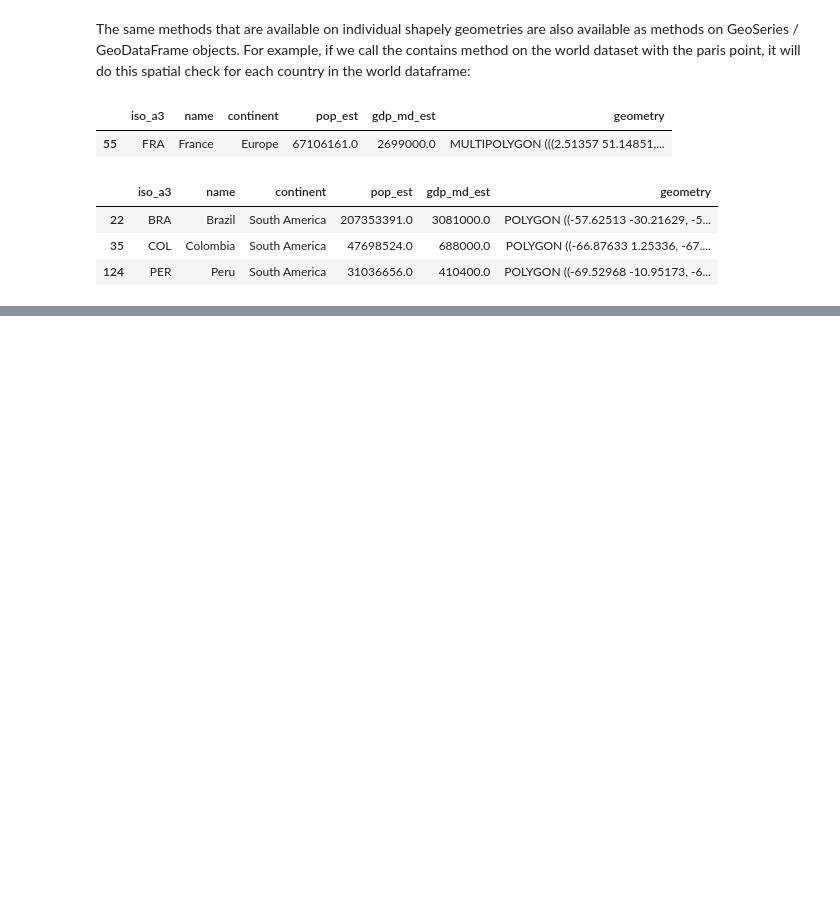
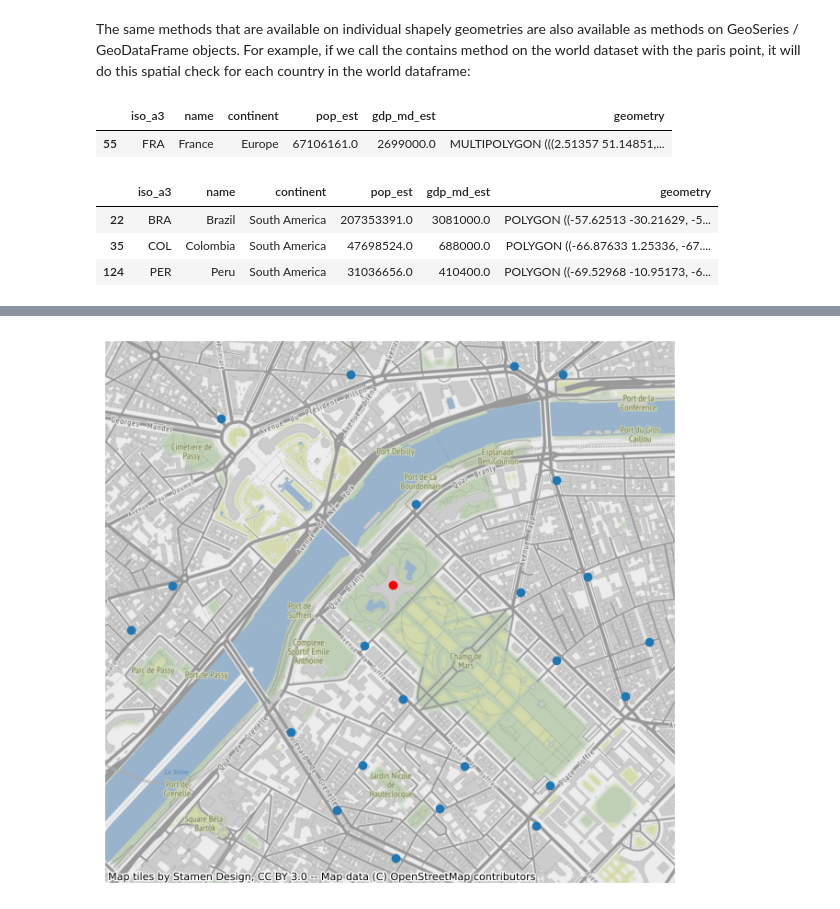
Before and after one commit to liljafreja/geopython, a Jupyter notebook: spatial_relationships_joins.ipynb, the cells around one changed output, grey strips where cells are left out. Cells and saved outputs as stored; diff of their text form; code cells hidden in the pictures; blank space fills up the shorter version.

```diff
--- a/spatial_relationships_joins.ipynb
+++ b/spatial_relationships_joins.ipynb
@@ -47,0 +50,7 @@ countries[countries.crosses(amazon)]  # or .intersects
+# %%
+districts = geopandas.read_file("data/paris_districts.geojson").to_crs(epsg=2154)
+stations = geopandas.read_file("data/paris_bike_stations.geojson").to_crs(epsg=2154)
+# %%
+from shapely.geometry import Point
+eiffel_tower = Point(648237.3, 6862271.9)
+print(eiffel_tower)
@@ -47,0 +99,4 @@ countries[countries.crosses(amazon)]  # or .intersects
+# %%
+# How far is the closest bike station?
+eiffel_tower_dist = stations.distance(eiffel_tower)
+eiffel_tower_dist.min()
@@ -47,0 +105,4 @@ countries[countries.crosses(amazon)]  # or .intersects
+# %%
+# Filter the bike stations closer than 1 km
+stations_eiffel = stations[eiffel_tower_dist < 1000]
+stations_eiffel
@@ -47,0 +127,12 @@ countries[countries.crosses(amazon)]  # or .intersects
+# %%
+# Make a plot of the close-by bike stations using matplotlib and contextily
+import matplotlib.pyplot as plt
+import contextily
+
+fig, ax = plt.subplots(figsize=(8, 8))
+stations_eiffel.to_crs(epsg=3857).plot(ax=ax)
+geopandas.GeoSeries([eiffel_tower], crs='EPSG:2154').to_crs(epsg=3857).plot(ax=ax, color='red')
+contextily.add_basemap(ax)
+ax.set_axis_off()
+# %% [output]
+[figure, added]
```
Also changed, not shown: parts of 9 cells of this notebook.
